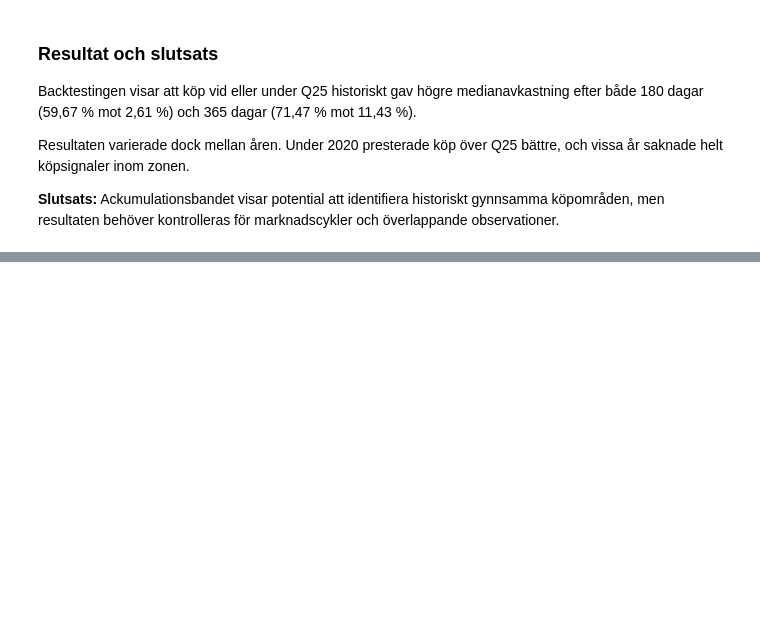
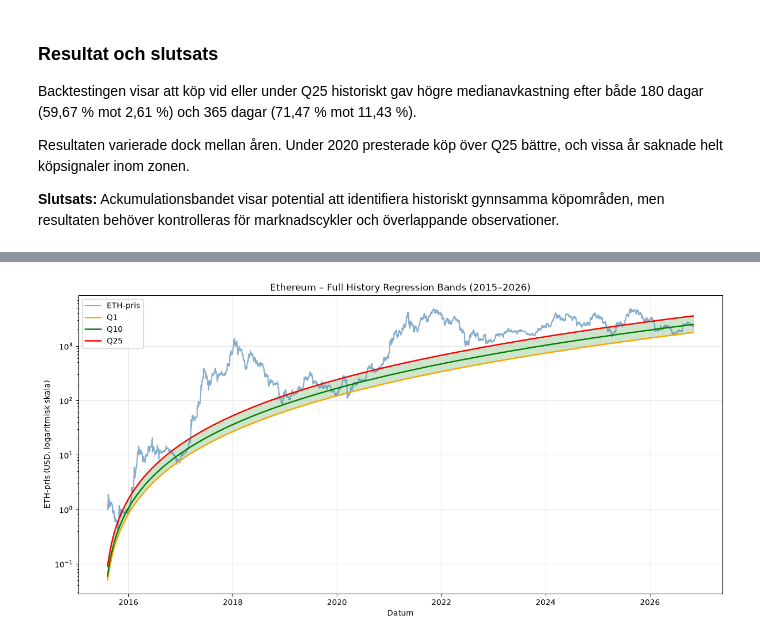
Before and after one commit to shiannbystrom-wq/ML-Gruppprojekt, a Jupyter notebook: 2_ethereum_accumulation_zones-Copy1.ipynb, the cells around one changed output, grey strips where cells are left out. Saved outputs shown, nothing was run; the diff lists cells and outputs as text; code cells hidden in the pictures; blank space fills up the shorter version.

Commit message:
Add files via upload
Update Ethereum regression notebook

```diff
--- a/2_ethereum_accumulation_zones-Copy1.ipynb
+++ b/2_ethereum_accumulation_zones-Copy1.ipynb
@@ -2852,0 +3429,58 @@ Resultaten varierade dock mellan åren. Under 2020 presterade köp över Q25 bä
+# %%
+
+# Samla hela historiken
+full_df = pd.concat(
+    [train_df, val_df, test_df]
+).sort_values("Date").reset_index(drop=True)
+
+# Träna modellen på hela perioden
+full_coeff, full_center = fit_nc_walkforward(
+    full_df,
+    full_df["Date"].max()
+)
+
+# Beräkna regressionsbanden
+days = (full_df["Date"] - eth_launch).dt.days.to_numpy()
+x = np.log(days) - full_center
+
+full_bands = np.column_stack([
+    10 ** (
+        full_coeff[2*j]
+        + full_coeff[2*j+1] * x
+        + full_coeff[-1] * x**2
+    )
+    for j in range(len(levels))
+])
+
+# Visualisera hela perioden
+plt.figure(figsize=(15, 7))
+
+plt.plot(
+    full_df["Date"], full_df["ETH_Price"],
+    color="steelblue", alpha=0.65, label="ETH-pris"
+)
+
+for j, (name, color) in enumerate(zip(
+    names, ["orange", "green", "red"]
+)):
+    plt.plot(
+        full_df["Date"], full_bands[:, j],
+        color=color, linewidth=1.8, label=name
+    )
+
+plt.fill_between(
+    full_df["Date"],
+    full_bands[:, 0],
+    full_bands[:, 2],
+    color="green", alpha=0.20
+)
+
+plt.yscale("log")
+plt.title("Ethereum – Full History Regression Bands (2015–2026)")
+plt.xlabel("Datum")
+plt.ylabel("ETH-pris (USD, logaritmisk skala)")
+plt.legend()
+plt.grid(alpha=0.3)
+plt.show()
+# %% [output]
+[figure, added]
```
Also changed, not shown: parts of 14 cells of this notebook.
